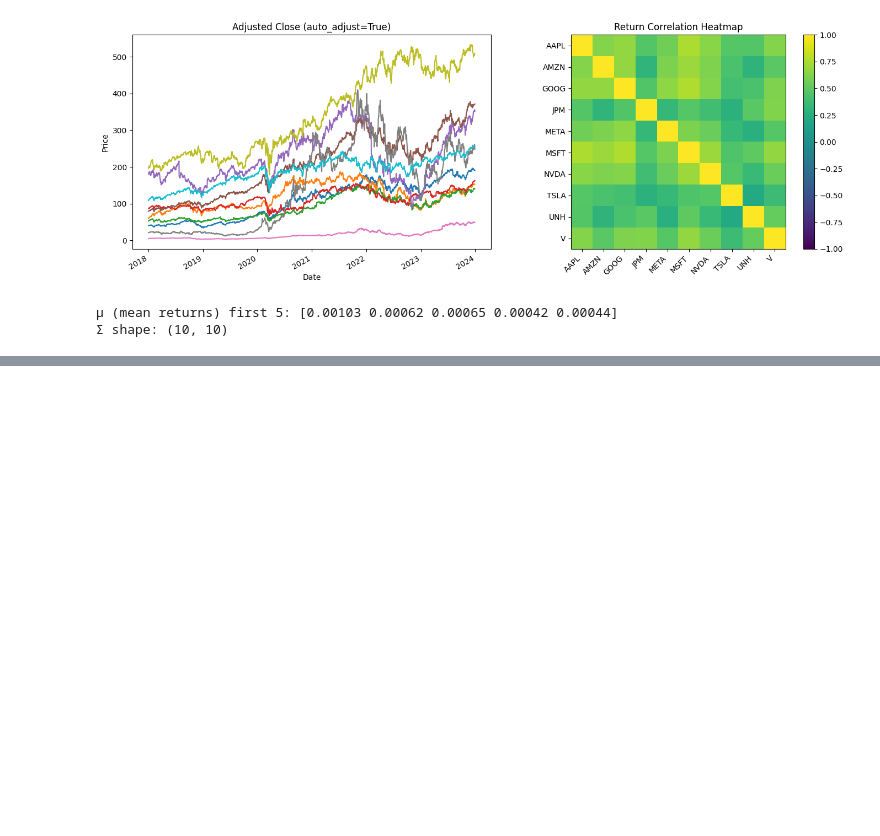
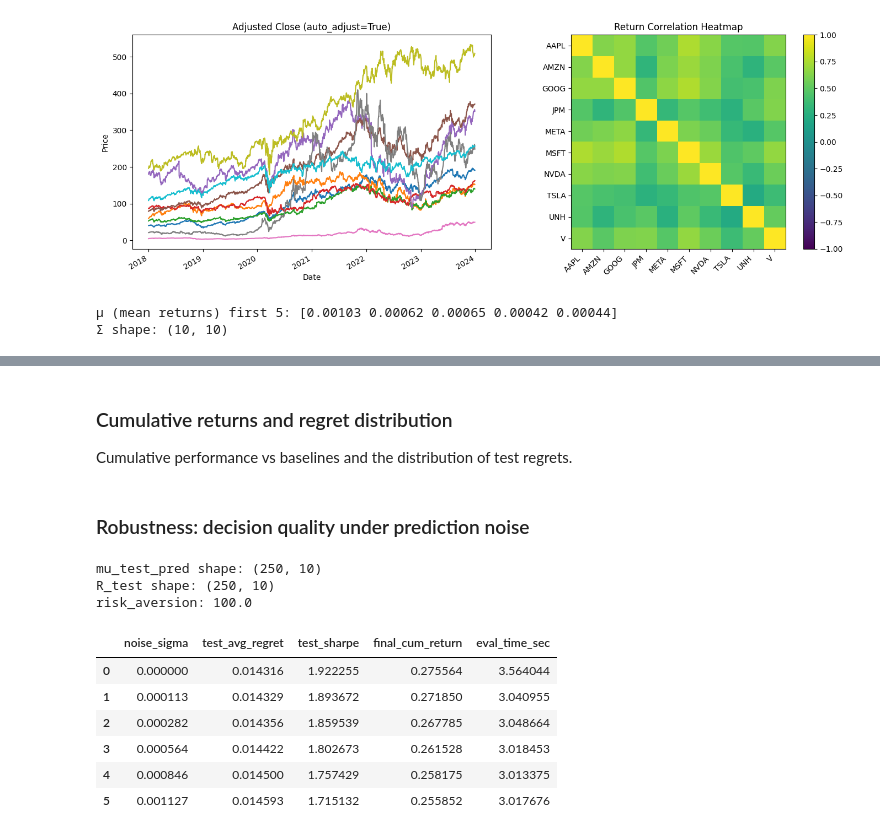
Before and after one commit to Paolaloi/DFL_thesis, a Jupyter notebook: DFL_main.ipynb, the cells around one changed output, grey strips where cells are left out. Saved outputs shown, nothing was run; the diff lists cells and outputs as text; code cells hidden in the pictures; blank space fills up the shorter version.

```diff
--- a/DFL_main.ipynb
+++ b/DFL_main.ipynb
@@ -130,0 +311,3 @@ This solver will be used both for the Predict-Then-Optimize baseline and for DFL
+# %% [markdown]
+### Cumulative returns and regret distribution
+Cumulative performance vs baselines and the distribution of test regrets.
@@ -130,0 +328,71 @@ This solver will be used both for the Predict-Then-Optimize baseline and for DFL
+# %% [markdown]
+### Robustness: decision quality under prediction noise
+# %%
+mu_test_pred = Y_test_pred
+R_test = Y_test
+risk_aversion = lam_star
+
+print("mu_test_pred shape:", mu_test_pred.shape)
+print("R_test shape:", R_test.shape)
+print("risk_aversion:", risk_aversion)
+
+def evaluate_sequence(mu_seq, R_seq, Sigma, risk_aversion):
+    T, N = mu_seq.shape
+    w_seq = np.zeros((T, N))
+    for t in range(T):
+        w_seq[t] = solve_markowitz(mu_seq[t], Sigma, risk_aversion, long_only=True)
+    port_rets = np.sum(w_seq * R_seq, axis=1)
+    cum = np.cumprod(1.0 + port_rets) - 1.0
+    sharpe = np.sqrt(252.0) * np.mean(port_rets) / (np.std(port_rets) + 1e-12)
+    return {
+        "w_seq": w_seq,
+        "port_rets": port_rets,
+        "cum_final": float(cum[-1]),
+        "sharpe": float(sharpe),
+        "avg_ret": float(np.mean(port_rets))
+    }
+
+def compute_avg_regret(mu_seq, R_seq, Sigma, risk_aversion):
+    T, N = mu_seq.shape
+    regret = []
+    for t in range(T):
+        w_hat = solve_markowitz(mu_seq[t], Sigma, risk_aversion, long_only=True)
+        w_star = solve_markowitz(R_seq[t], Sigma, risk_aversion, long_only=True)
+        u_hat = float(R_seq[t] @ w_hat - 0.5 * risk_aversion * w_hat @ Sigma @ w_hat)
+        u_star = float(R_seq[t] @ w_star - 0.5 * risk_aversion * w_star @ Sigma @ w_star)
+        regret.append(u_star - u_hat)
+    return float(np.mean(regret))
+
+import time
+sig_base = float(np.std(mu_test_pred))
+noise_levels = [0.0, 0.1*sig_base, 0.25*sig_base, 0.5*sig_base, 0.75*sig_base, 1.0*sig_base]
+
+rows = []
+for sig in noise_levels:
+    rng = np.random.default_rng(42)
+    mu_noisy = mu_test_pred + sig * rng.standard_normal(mu_test_pred.shape)
+    t0 = time.time()
+    metrics = evaluate_sequence(mu_noisy, R_test, Sigma, risk_aversion)
+    avg_reg = compute_avg_regret(mu_noisy, R_test, Sigma, risk_aversion)
+    dt = time.time() - t0
+    rows.append({
+        "noise_sigma": sig,
+        "test_avg_regret": avg_reg,
+        "test_sharpe": metrics["sharpe"],
+        "final_cum_return": metrics["cum_final"],
+        "eval_time_sec": dt
+    })
+
+robust_df = pd.DataFrame(rows)
+display(robust_df)
+# %% [output]
+mu_test_pred shape: (250, 10)
+R_test shape: (250, 10)
+risk_aversion: 100.0
+|  | noise_sigma | test_avg_regret | test_sharpe | final_cum_return | eval_time_sec |
+| 0 | 0.000000 | 0.014316 | 1.922255 | 0.275564 | 3.564044 |
+| 1 | 0.000113 | 0.014329 | 1.893672 | 0.271850 | 3.040955 |
+| 2 | 0.000282 | 0.014356 | 1.859539 | 0.267785 | 3.048664 |
+| 3 | 0.000564 | 0.014422 | 1.802673 | 0.261528 | 3.018453 |
+| 4 | 0.000846 | 0.014500 | 1.757429 | 0.258175 | 3.013375 |
+| 5 | 0.001127 | 0.014593 | 1.715132 | 0.255852 | 3.017676 |
```
Also changed, not shown: parts of 18 cells of this notebook.
